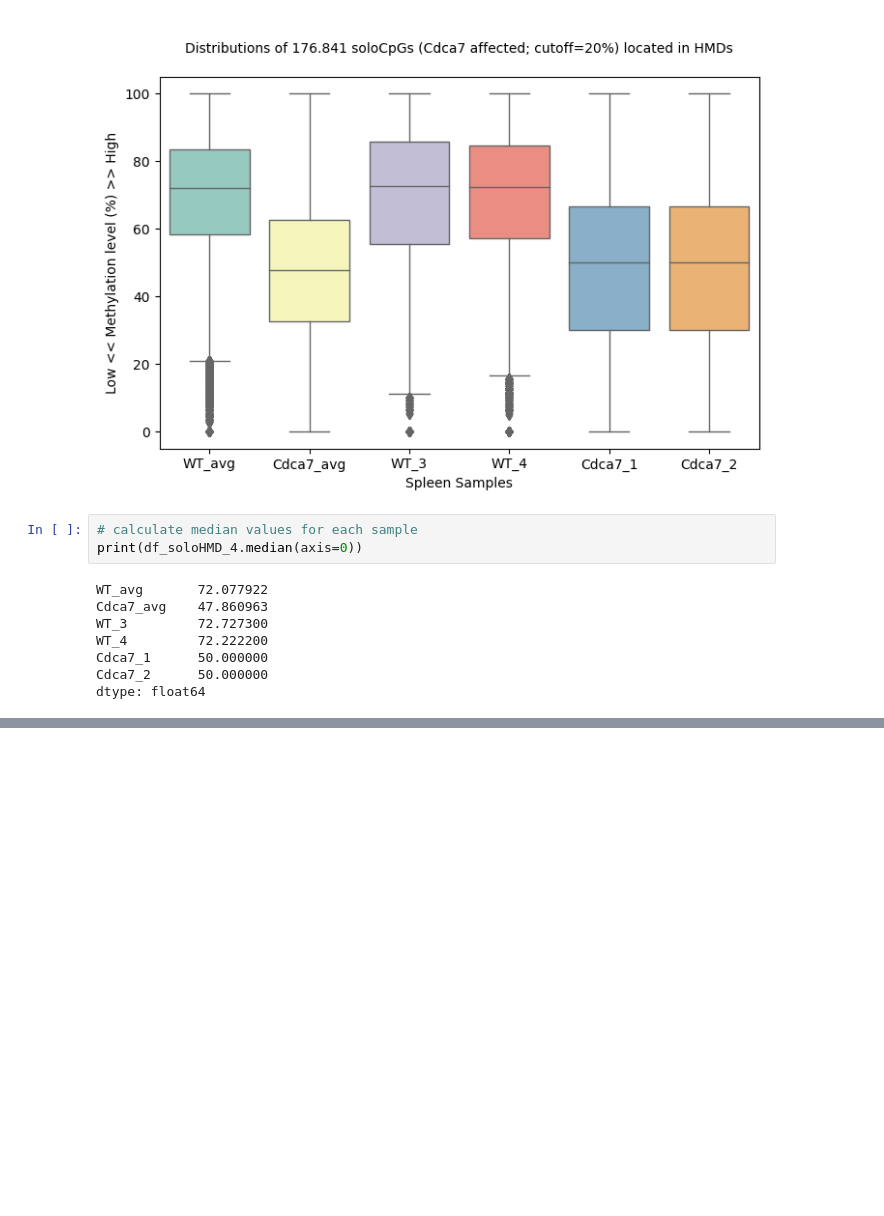
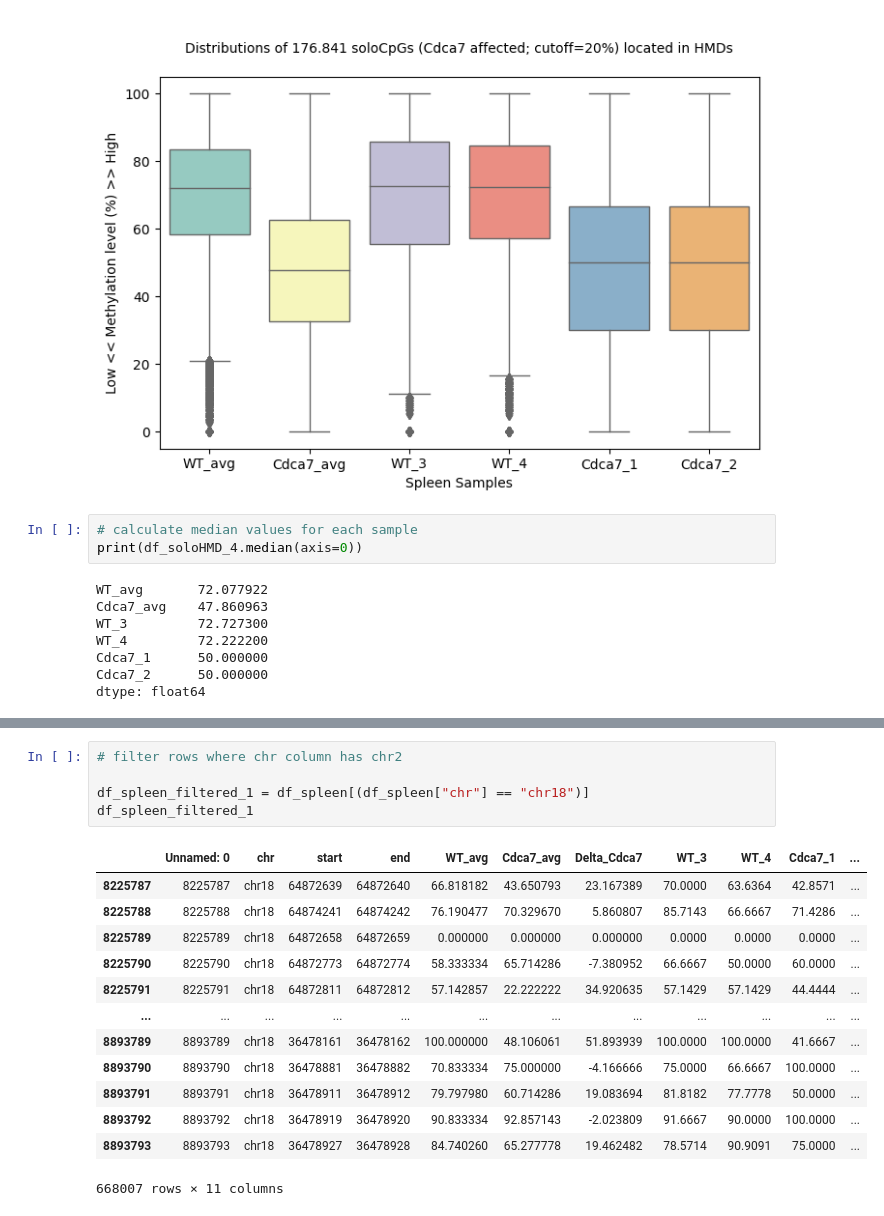
Before and after one commit to srkndgn/WGBS_spleen_soloCpGs, a Jupyter notebook: wgbs-spleen-solocpgs.ipynb, the cells around one changed output, grey strips where cells are left out. Cells and saved outputs as stored; diff of their text form; blank space fills up the shorter version.

```diff
--- a/wgbs-spleen-solocpgs.ipynb
+++ b/wgbs-spleen-solocpgs.ipynb
@@ -555,0 +572,19 @@ dtype: float64
+# %%
+# filter rows where chr column has chr2
+
+df_spleen_filtered_1 = df_spleen[(df_spleen["chr"] == "chr18")]
+df_spleen_filtered_1
+# %% [output]
+|  | Unnamed: 0 | chr | start | end | WT_avg | Cdca7_avg | Delta_Cdca7 | WT_3 | WT_4 | Cdca7_1 | ... |
+| 8225787 | 8225787 | chr18 | 64872639 | 64872640 | 66.818182 | 43.650793 | 23.167389 | 70.0000 | 63.6364 | 42.8571 | ... |
+| 8225788 | 8225788 | chr18 | 64874241 | 64874242 | 76.190477 | 70.329670 | 5.860807 | 85.7143 | 66.6667 | 71.4286 | ... |
+| 8225789 | 8225789 | chr18 | 64872658 | 64872659 | 0.000000 | 0.000000 | 0.000000 | 0.0000 | 0.0000 | 0.0000 | ... |
+| 8225790 | 8225790 | chr18 | 64872773 | 64872774 | 58.333334 | 65.714286 | -7.380952 | 66.6667 | 50.0000 | 60.0000 | ... |
+| 8225791 | 8225791 | chr18 | 64872811 | 64872812 | 57.142857 | 22.222222 | 34.920635 | 57.1429 | 57.1429 | 44.4444 | ... |
+| ... | ... | ... | ... | ... | ... | ... | ... | ... | ... | ... | ... |
+| 8893789 | 8893789 | chr18 | 36478161 | 36478162 | 100.000000 | 48.106061 | 51.893939 | 100.0000 | 100.0000 | 41.6667 | ... |
+| 8893790 | 8893790 | chr18 | 36478881 | 36478882 | 70.833334 | 75.000000 | -4.166666 | 75.0000 | 66.6667 | 100.0000 | ... |
+| 8893791 | 8893791 | chr18 | 36478911 | 36478912 | 79.797980 | 60.714286 | 19.083694 | 81.8182 | 77.7778 | 50.0000 | ... |
+| 8893792 | 8893792 | chr18 | 36478919 | 36478920 | 90.833334 | 92.857143 | -2.023809 | 91.6667 | 90.0000 | 100.0000 | ... |
+| 8893793 | 8893793 | chr18 | 36478927 | 36478928 | 84.740260 | 65.277778 | 19.462482 | 78.5714 | 90.9091 | 75.0000 | ... |
+668007 rows × 11 columns
```
Also changed, not shown: parts of 4 cells of this notebook.
